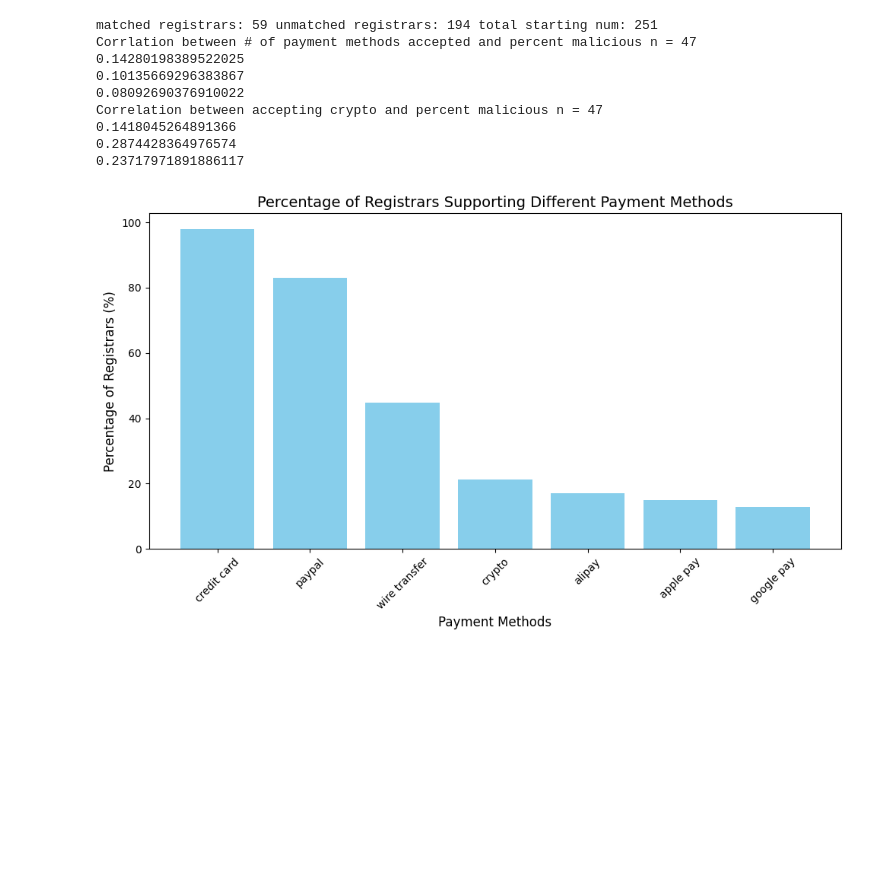
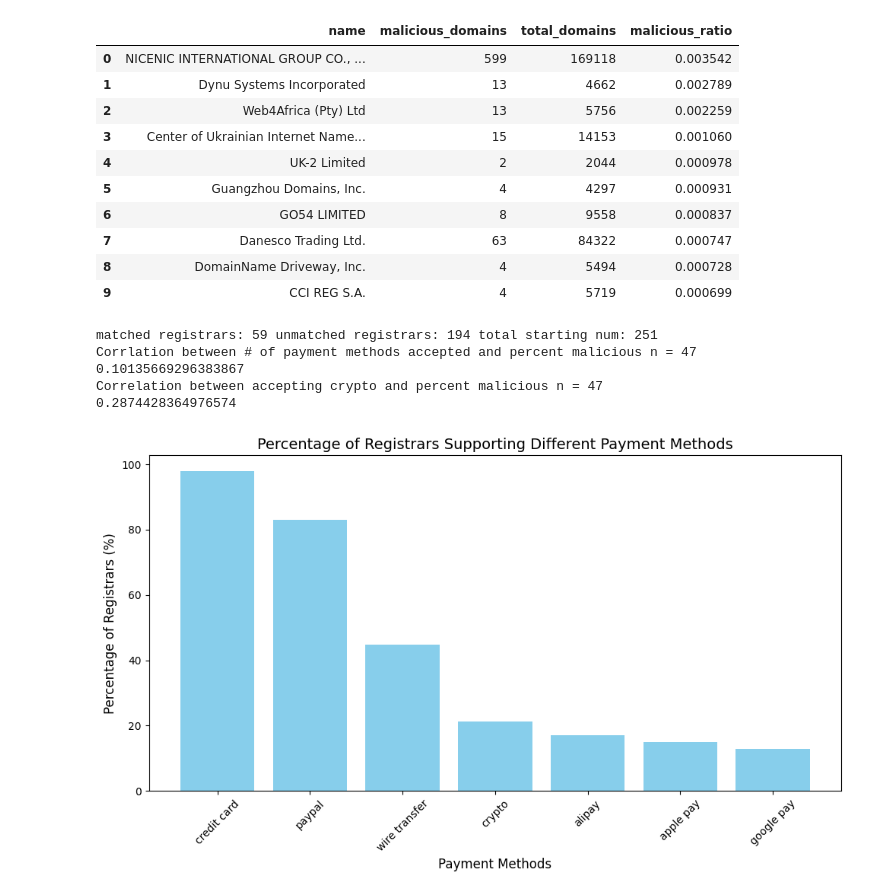
Before and after one commit to digitaldisarray/Registrar-Analysis, a Jupyter notebook: service-payment-analysis.ipynb, the cells around one changed output. Cells and saved outputs as stored; diff of their text form; code cells hidden in the pictures; blank space fills up the shorter version.

```diff
--- a/service-payment-analysis.ipynb
+++ b/service-payment-analysis.ipynb
@@ -51,28 +60,41 @@ plt.show()
 # %%
-#
+# RQ 2
 # Which registrars had the most malicious domains per total # of domains registered?
 #
 
 # Step 1: Count the number of malicious domains per registrar
 # Group by registrar_id and count the domains, while preserving the registrar name
 malicious_domain_count = bad_domains.groupby(['registrar_id', 'registrar'])['domain'].count().reset_index()
 malicious_domain_count.rename(columns={'domain': 'malicious_domains'}, inplace=True)
 
 # Step 2: Merge with the registrar domain count to get the total number of domains each registrar has
 registrar_domain_count_copy = registrar_domain_count[['id', 'name', 'domains']].copy()
 registrar_domain_count_copy.rename(columns={'id': 'registrar_id', 'domains': 'total_domains'}, inplace=True)
 merged_data = pd.merge(malicious_domain_count, registrar_domain_count_copy, on='registrar_id', how='inner')
 
 # Step 2.5: Apply a (arbitrary) threshold for a minimum number of domains tracked to a registrar
 min_domains_threshold = 1000
 merged_data_threshold = merged_data[merged_data['total_domains'] >= min_domains_threshold].copy()
 
 # Step 3: Calculate the ratio of malicious domains to total domains registered for each registrar
 merged_data_threshold['malicious_ratio'] = merged_data_threshold['malicious_domains'] / merged_data_threshold['total_domains']
 
 # Step 4: Sort by the malicious ratio in descending order to find the registrars with the highest ratio
 sorted_data = merged_data_threshold.sort_values(by='malicious_ratio', ascending=False).reset_index()
 
 # Display the top registrars with the highest ratio of malicious domains
 sorted_data[['registrar_id', 'registrar', 'malicious_domains', 'total_domains', 'malicious_ratio']].to_csv(USER_DIR + 'most_malicious.csv', index=False)
+sorted_data.head(10)[['name','malicious_domains','total_domains','malicious_ratio']].reset_index(drop=True) # Used in section 4.2 w/ some manual name shortening
+# %% [output]
+|  | name | malicious_domains | total_domains | malicious_ratio |
+| 0 | NICENIC INTERNATIONAL GROUP CO., ... | 599 | 169118 | 0.003542 |
+| 1 | Dynu Systems Incorporated | 13 | 4662 | 0.002789 |
+| 2 | Web4Africa (Pty) Ltd | 13 | 5756 | 0.002259 |
+| 3 | Center of Ukrainian Internet Name... | 15 | 14153 | 0.001060 |
+| 4 | UK-2 Limited | 2 | 2044 | 0.000978 |
+| 5 | Guangzhou Domains, Inc. | 4 | 4297 | 0.000931 |
+| 6 | GO54 LIMITED | 8 | 9558 | 0.000837 |
+| 7 | Danesco Trading Ltd. | 63 | 84322 | 0.000747 |
+| 8 | DomainName Driveway, Inc. | 4 | 5494 | 0.000728 |
+| 9 | CCI REG S.A. | 4 | 5719 | 0.000699 |
 # %%
@@ -81,7 +103,7 @@ sorted_data[['registrar_id', 'registrar', 'malicious_domains', 'total_domains',
 #  - How we quality a price drop: Look back n days from the purchase date. If price went down more than 5%?, that counts as a price drop
 #
 # %%
-#
+# RQ 4
 # Is accepting certain payment methods (like crypto) correlated with more malicious domains?
 #  - Need to match tld list service data with registrar_id's
 #
@@ -94,7 +116,7 @@ reg_properties.dropna(subset=['id'], inplace=True)
 reg_properties.dropna(subset=['payment_methods', 'free_features'], how='all', inplace=True)
 
 # Read our random samples of registars
-s0 = pd.read_csv('most_malicious.csv')
+s0 = pd.read_csv(USER_DIR+'most_malicious.csv')
 
 # Combine data of registrar properties with the random samples of reported registrars
 def populate_reg_properties(stratum):
@@ -122,31 +144,27 @@ def correlate_payment(stratum):
     # https://realpython.com/numpy-scipy-pandas-correlation-python/
     # Correlation for # of payment methods accepted
     print(f"Corrlation between # of payment methods accepted and percent malicious n = {len(payment_stratum)}")
-    print(payment_stratum['num_payment_methods'].corr(payment_stratum['malicious_ratio'], method='pearson'))
+    #print(payment_stratum['num_payment_methods'].corr(payment_stratum['malicious_ratio'], method='pearson'))
     print(payment_stratum['num_payment_methods'].corr(payment_stratum['malicious_ratio'], method='spearman'))
-    print(payment_stratum['num_payment_methods'].corr(payment_stratum['malicious_ratio'], method='kendall'))
+    #print(payment_stratum['num_payment_methods'].corr(payment_stratum['malicious_ratio'], method='kendall'))
 
     # Correlation for types of payment methods accepted
     # Create bool values for different payment methods we are interested in (crypto)?
     payment_stratum.loc[:, 'supports_crypto'] = payment_stratum['payment_methods'].str.contains("crypto", case=False, na=False)
 
     print(f"Correlation between accepting crypto and percent malicious n = {len(payment_stratum)}")
-    print(payment_stratum['supports_crypto'].corr(payment_stratum['malicious_ratio'], method='pearson'))
+    #print(payment_stratum['supports_crypto'].corr(payment_stratum['malicious_ratio'], method='pearson'))
     print(payment_stratum['supports_crypto'].corr(payment_stratum['malicious_ratio'], method='spearman'))
-    print(payment_stratum['supports_crypto'].corr(payment_stratum['malicious_ratio'], method='kendall'))
+    #print(payment_stratum['supports_crypto'].corr(payment_stratum['malicious_ratio'], method='kendall'))
 
 
 correlate_payment(s0)
 # %% [output]
 matched registrars: 59 unmatched registrars: 194 total starting num: 251
 Corrlation between # of payment methods accepted and percent malicious n = 47
-0.14280198389522025
 0.10135669296383867
-0.08092690376910022
 Correlation between accepting crypto and percent malicious n = 47
-0.1418045264891366
 0.2874428364976574
-0.23717971891886117
 # %%
 # Create a copy, dropping any rows without data on payment methods
 payment_stratum = s0.dropna(subset=['payment_methods']).copy()
```
Also changed, not shown: parts of 6 cells of this notebook.
